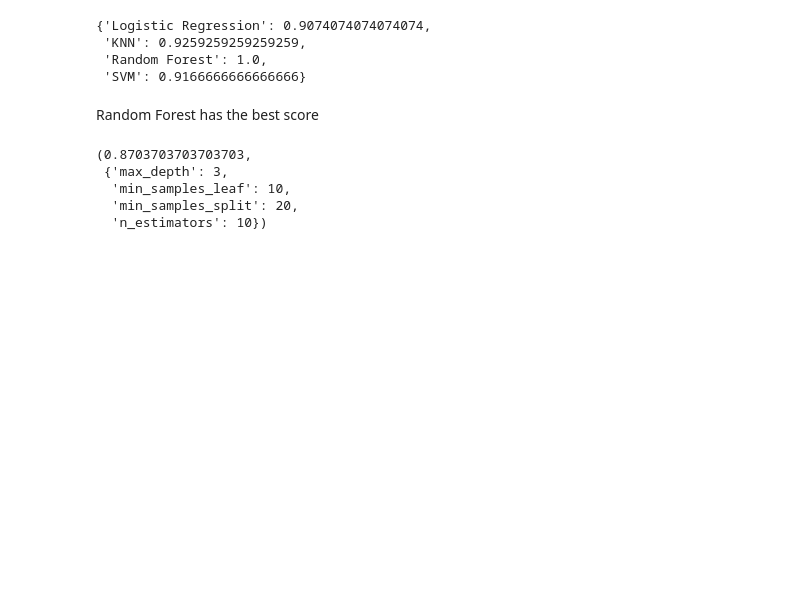
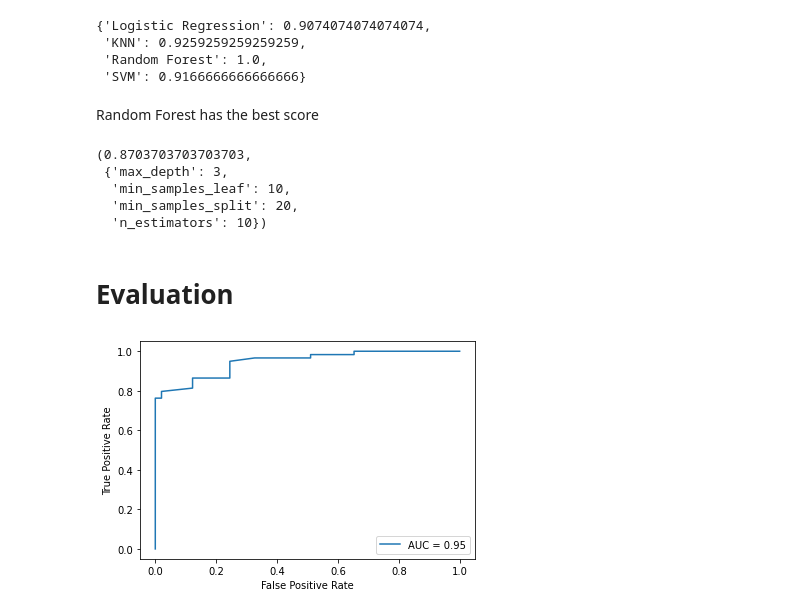
Before and after one commit to Ammar-Raneez/Lung_Cancer_Classification, a Jupyter notebook: lung-cancer.ipynb, the cells around one changed output. Drawn from its saved outputs; the diff is of its cells as text; code cells hidden in the pictures; blank space fills up the shorter version.

Commit message:
Add evaluation metrix

```diff
--- a/lung-cancer.ipynb
+++ b/lung-cancer.ipynb
@@ -232,3 +232,16 @@ rf_gs.score(X_test, y_test), rf_gs.best_params_
   'min_samples_leaf': 10,
   'min_samples_split': 20,
   'n_estimators': 10})
+# %% [markdown]
+# Evaluation
+# %%
+y_preds = rf_gs.predict(X_test)
+y_preds_proba = rf_gs.predict_proba(X_test)
+# %%
+# Plot ROC curve and calculate and calculate AUC metric
+fpr, tpr, thresholds = roc_curve(y_test, y_preds_proba[:,1], pos_label='YES')
+auc_score = roc_auc_score(y_test, y_preds_proba[:,1])
+plot_roc = RocCurveDisplay(fpr=fpr, tpr=tpr, roc_auc=auc_score)
+plot_roc.plot();
+# %% [output]
+[figure, added]
```
Also changed, not shown: parts of 2 cells of this notebook.
